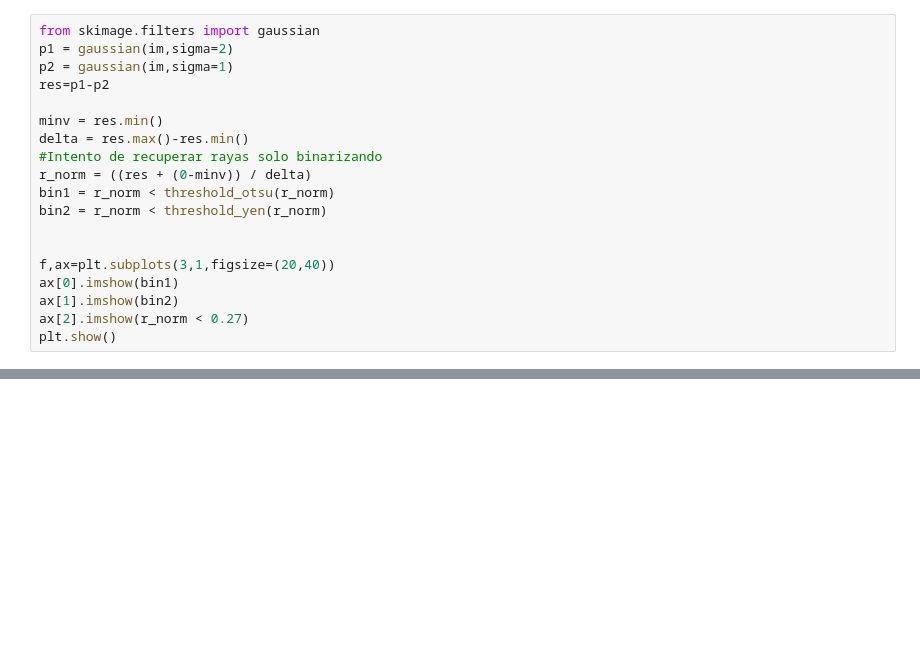
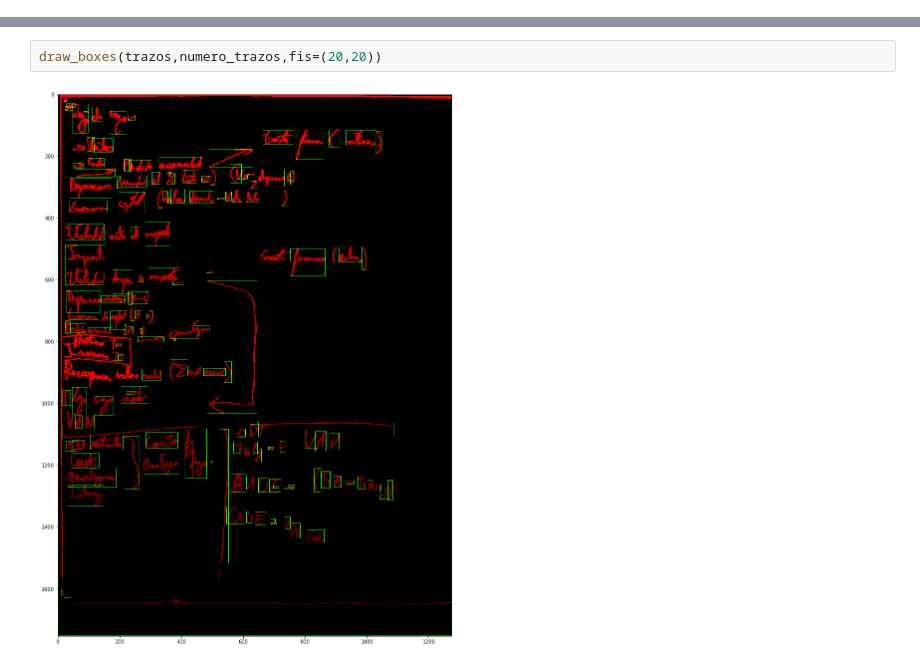
Before and after one commit to aferral/Proyecto-indexa-apuntes, a Jupyter notebook: Pruebas de filtro binarizacion.ipynb, the cells around one changed output, grey strips where cells are left out. Drawn from its saved outputs; the diff is of its cells as text; blank space fills up the shorter version.

```diff
--- a/Pruebas de filtro binarizacion.ipynb
+++ b/Pruebas de filtro binarizacion.ipynb
@@ -74,19 +17,0 @@ plt.show()
-# %%
-from skimage.filters import gaussian
-p1 = gaussian(im,sigma=2)
-p2 = gaussian(im,sigma=1)
-res=p1-p2
-
-minv = res.min()
-delta = res.max()-res.min()
-#Intento de recuperar rayas solo binarizando
-r_norm = ((res + (0-minv)) / delta)
-bin1 = r_norm < threshold_otsu(r_norm)
-bin2 = r_norm < threshold_yen(r_norm)
-
-
-f,ax=plt.subplots(3,1,figsize=(20,40))
-ax[0].imshow(bin1)
-ax[1].imshow(bin2)
-ax[2].imshow(r_norm < 0.27)
-plt.show()
@@ -129 +91,5 @@ plt.show()
+# %%
+draw_boxes(trazos,numero_trazos,fis=(20,20))
+# %% [output]
+[figure, added]
 # %%
```
Also changed, not shown: parts of 21 cells of this notebook, 3 other files.
